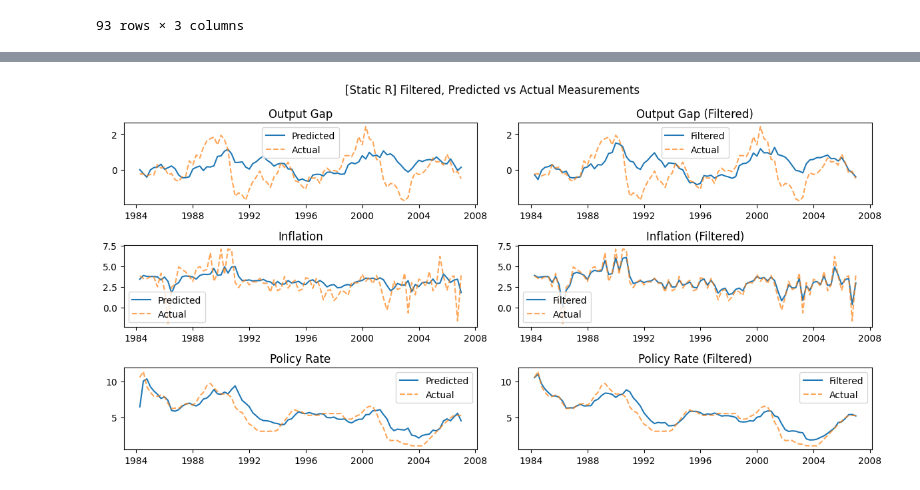
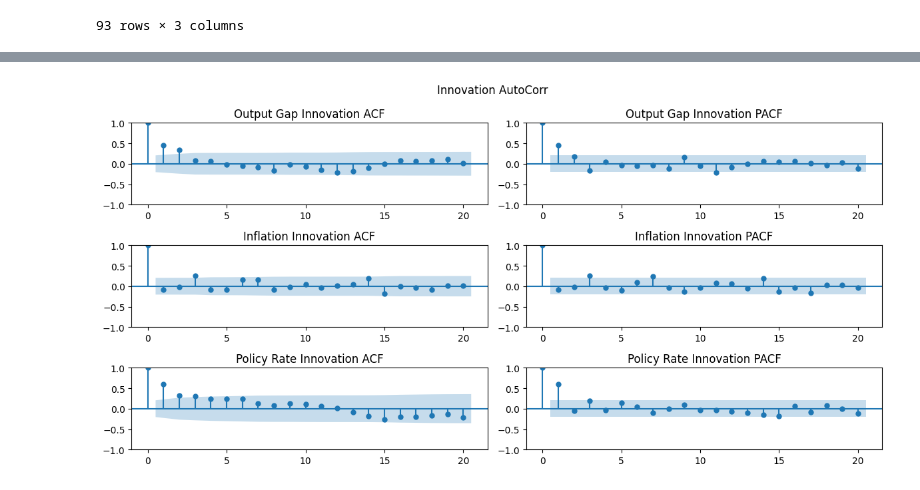
Before and after one commit to GongJr0/SymbolicDSGE, a Jupyter notebook: scripts/param_estimation.ipynb, the cells around one changed output, grey strips where cells are left out. Saved outputs shown, nothing was run; the diff lists cells and outputs as text; code cells hidden in the pictures.

```diff
--- a/scripts/param_estimation.ipynb
+++ b/scripts/param_estimation.ipynb
@@ -10,7 +10,7 @@ from SymbolicDSGE.regression import (
     ModelParametrizer,
 )
 
-from sympy import Matrix, Symbol, print_latex, Rational
+from sympy import Matrix, Float, preorder_traversal
 from warnings import catch_warnings, simplefilter
 
 from numpy import array, float64, ceil, sqrt, log, std, random, isclose
@@ -21,6 +21,10 @@ import matplotlib.pyplot as plt
 import matplotlib as mpl
 
 from statsmodels.graphics.tsaplots import plot_acf, plot_pacf
+import cProfile
+
+_FIGSIZE_1D = (10, 6)
+_FIGSIZE_2D = (12, 6)
 # %% [output]
 Detected IPython. Loading juliacall extension. See https://juliapy.github.io/PythonCall.jl/stable/compat/#IPython
 # %%
@@ -264,2 +307,6 @@ sol.transition_plot(shocks=["g"], T=25, scale=1, observables=True)
 # %%
-res1, sol1 = estim(True)
+kf = sol.kalman(
+    observed.loc[observed.index >= "1984-01-01", :],
+    "linear",
+    return_shocks=True,
+)
@@ -319,42 +373,45 @@ kf_1 = sol1.kalman(
 # %%
-obs = observed.loc[observed.index >= "1984-01-01", :]
-idx = obs.index
+fig, ax = plt.subplots(3, 2, figsize=_FIGSIZE_2D)
 
-fig, ax = plt.subplots(3, 2, figsize=(12, 6))
-
-plt.suptitle("[Static R] Filtered, Predicted vs Actual Measurements")
-
-ax[0, 0].plot(idx, kf_0.y_pred[:, 0], label="Predicted")
-ax[0, 0].plot(idx, obs.iloc[:, 0], label="Actual", linestyle="--", alpha=0.7)
-ax[0, 0].set_title("Output Gap")
-ax[0, 0].legend()
-
-ax[1, 0].plot(idx, kf_0.y_pred[:, 1], label="Predicted")
-ax[1, 0].plot(idx, obs.iloc[:, 1], label="Actual", linestyle="--", alpha=0.7)
-ax[1, 0].set_title("Inflation")
-ax[1, 0].legend()
-
-ax[2, 0].plot(idx, kf_0.y_pred[:, 2], label="Predicted")
-ax[2, 0].plot(idx, obs.iloc[:, 2], label="Actual", linestyle="--", alpha=0.7)
-ax[2, 0].set_title("Policy Rate")
-ax[2, 0].legend()
-
-ax[0, 1].plot(idx, kf_0.y_filt[:, 0], label="Filtered")
-ax[0, 1].plot(idx, obs.iloc[:, 0], label="Actual", linestyle="--", alpha=0.7)
-ax[0, 1].set_title("Output Gap (Filtered)")
-ax[0, 1].legend()
-
-ax[1, 1].plot(idx, kf_0.y_filt[:, 1], label="Filtered")
-ax[1, 1].plot(idx, obs.iloc[:, 1], label="Actual", linestyle="--", alpha=0.7)
-ax[1, 1].set_title("Inflation (Filtered)")
-ax[1, 1].legend()
-
-ax[2, 1].plot(idx, kf_0.y_filt[:, 2], label="Filtered")
-ax[2, 1].plot(idx, obs.iloc[:, 2], label="Actual", linestyle="--", alpha=0.7)
-ax[2, 1].set_title("Policy Rate (Filtered)")
-ax[2, 1].legend()
+plt.suptitle("Innovation AutoCorr")
+plot_acf(
+    kf.innov[:, 0],
+    ax=ax[0, 0],
+    lags=20,
+    title="Output Gap Innovation ACF",
+)
+plot_acf(
+    kf.innov[:, 1],
+    ax=ax[1, 0],
+    lags=20,
+    title="Inflation Innovation ACF",
+)
+plot_acf(
+    kf.innov[:, 2],
+    ax=ax[2, 0],
+    lags=20,
+    title="Policy Rate Innovation ACF",
+)
+plot_pacf(
+    kf.innov[:, 0],
+    ax=ax[0, 1],
+    lags=20,
+    title="Output Gap Innovation PACF",
+)
+plot_pacf(
+    kf.innov[:, 1],
+    ax=ax[1, 1],
+    lags=20,
+    title="Inflation Innovation PACF",
+)
+plot_pacf(
+    kf.innov[:, 2],
+    ax=ax[2, 1],
+    lags=20,
+    title="Policy Rate Innovation PACF",
+)
 
 plt.tight_layout()
 # %% [output]
-[figure, old version]
+[figure, new version]
 # %%
```
Also changed, not shown: parts of 23 cells of this notebook, 4 other files.
